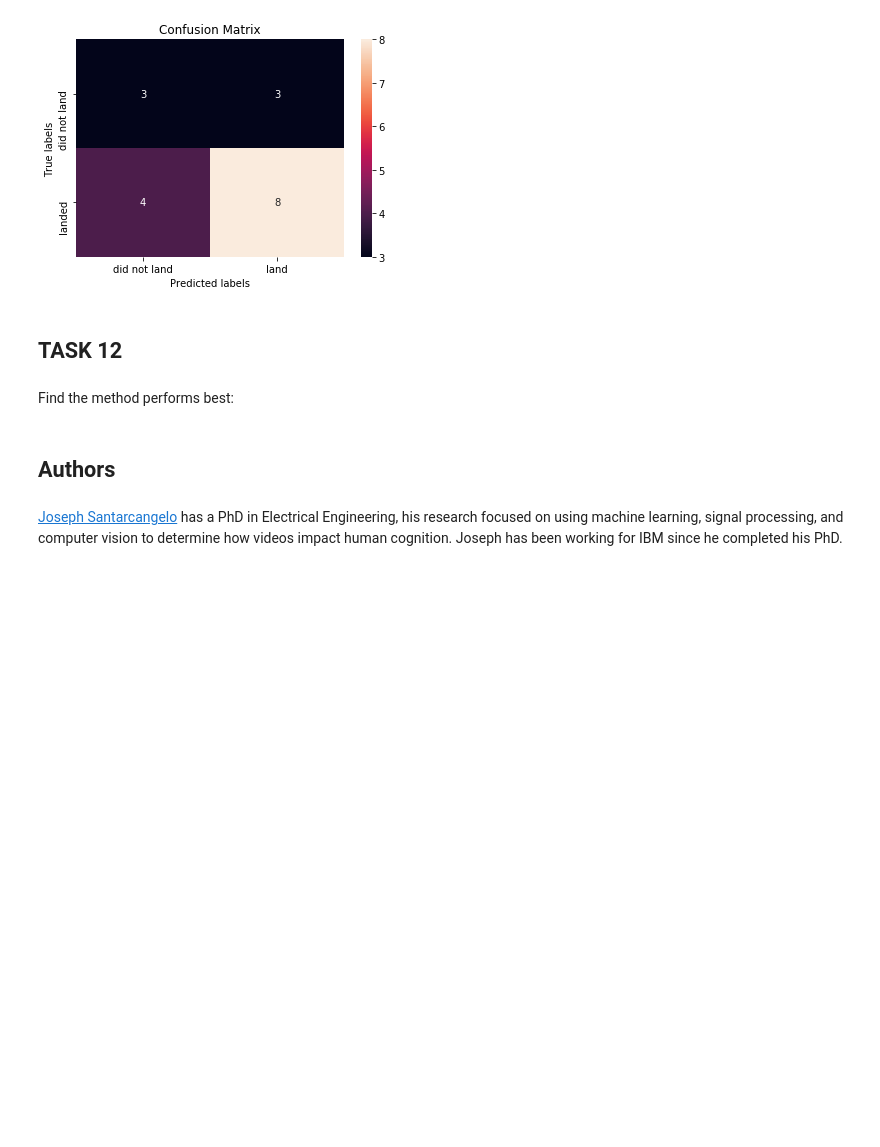
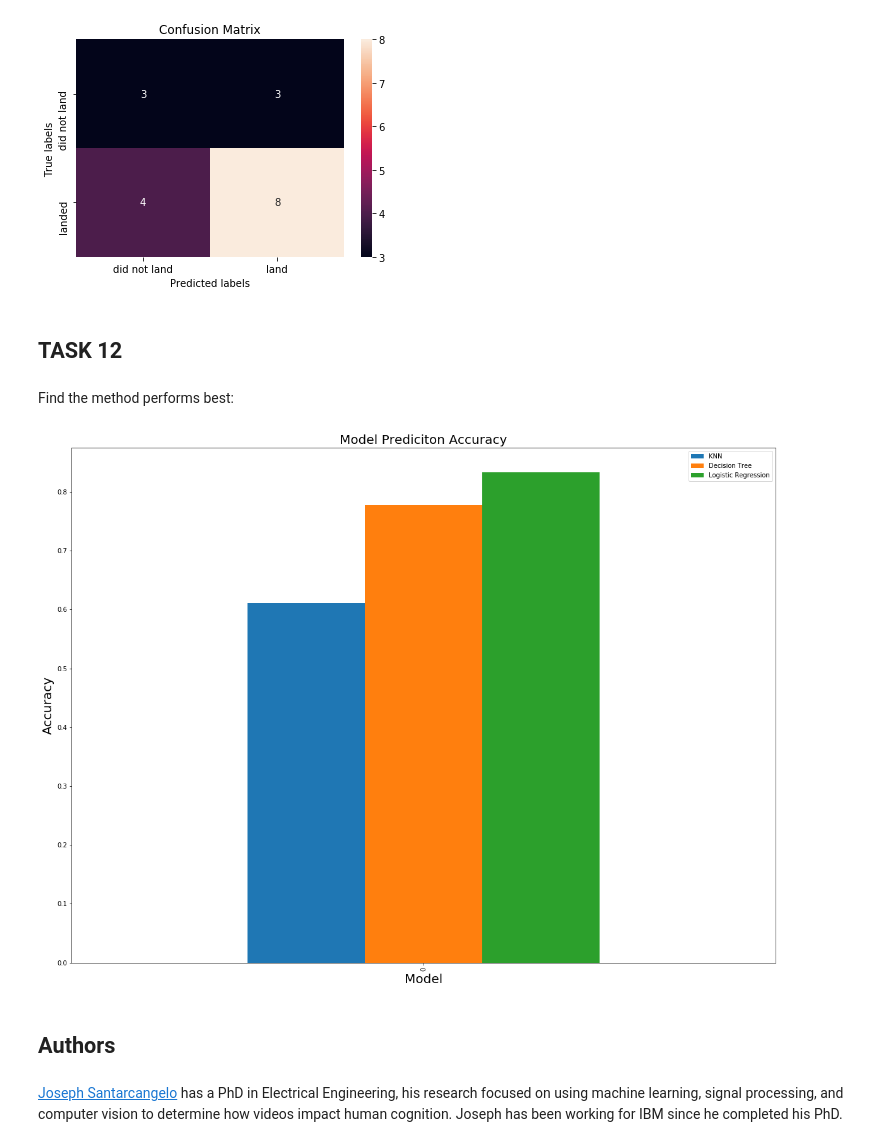
Before and after one commit to almo214/CapstoneRepo, a Jupyter notebook: SpaceX_Machine Learning Prediction_Part_5.ipynb, the cells around one changed output. Drawn from its saved outputs; the diff is of its cells as text; code cells hidden in the pictures; blank space fills up the shorter version.

```diff
--- a/SpaceX_Machine Learning Prediction_Part_5.ipynb
+++ b/SpaceX_Machine Learning Prediction_Part_5.ipynb
@@ -210,0 +207,3 @@ logreg_cv.best_estimator_.score(X_train, Y_train)
+# %%
+TA_Log= logreg_cv.best_estimator_.score(X_test, Y_test)
+print(TA_Log)
@@ -335,0 +341,3 @@ knn_cv.best_estimator_.score(X_train, Y_train)
+# %%
+TA_KNN=knn_cv.best_estimator_.score(X_test, Y_test)
+print(TA_KNN)
@@ -344,6 +354,20 @@ plot_confusion_matrix(Y_test,yhat)
 ## TASK  12
 # %% [markdown]
 Find the method performs best:
+# %%
+
+score={'KNN': TA_KNN,'Decision Tree' :TA_Tree,'Logistic Regression': TA_Log}
+scores=pd.DataFrame(data=score, index=[0])
+scores.head()
+scores.plot(kind='bar', figsize=(20, 15))
+
+plt.xlabel('Model',fontsize=20)
+plt.ylabel('Accuracy',fontsize=20)
+plt.title('Model Prediciton Accuracy',fontsize=20)
+
+plt.show()
+# %% [output]
+[figure, added]
 # %% [markdown]
 ## Authors
 # %% [markdown]
```
Also changed, not shown: parts of 13 cells of this notebook.
